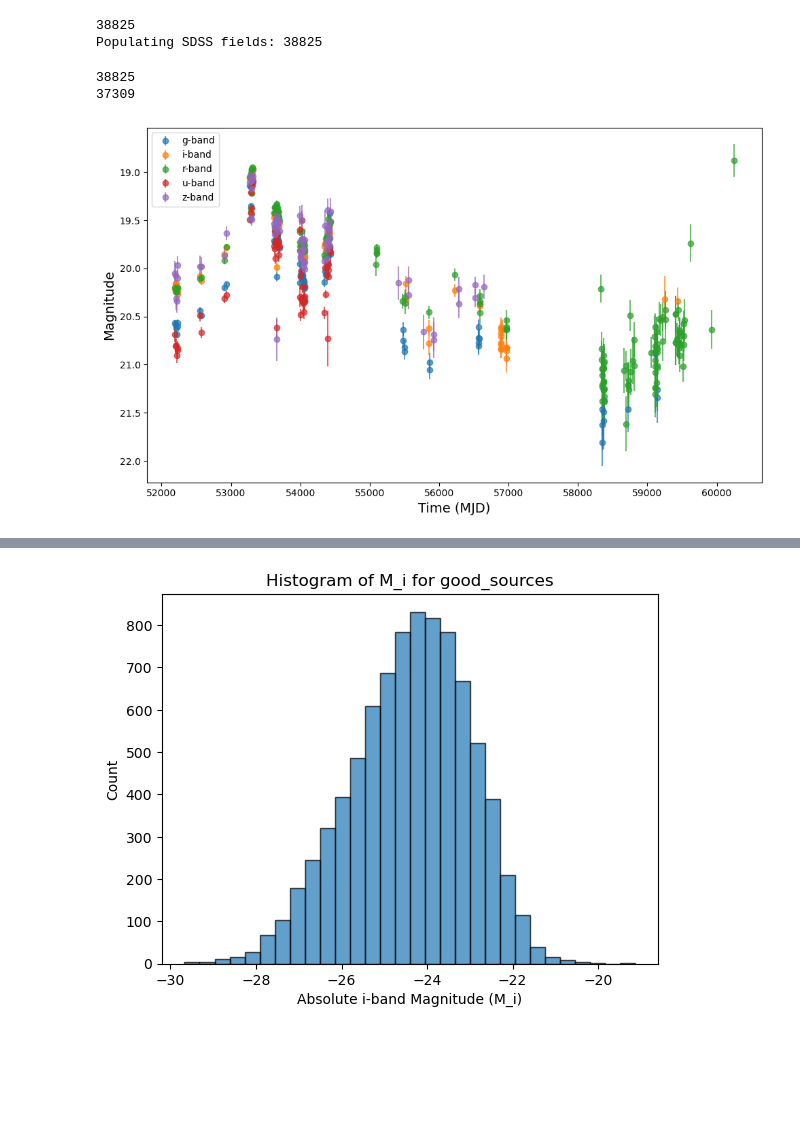
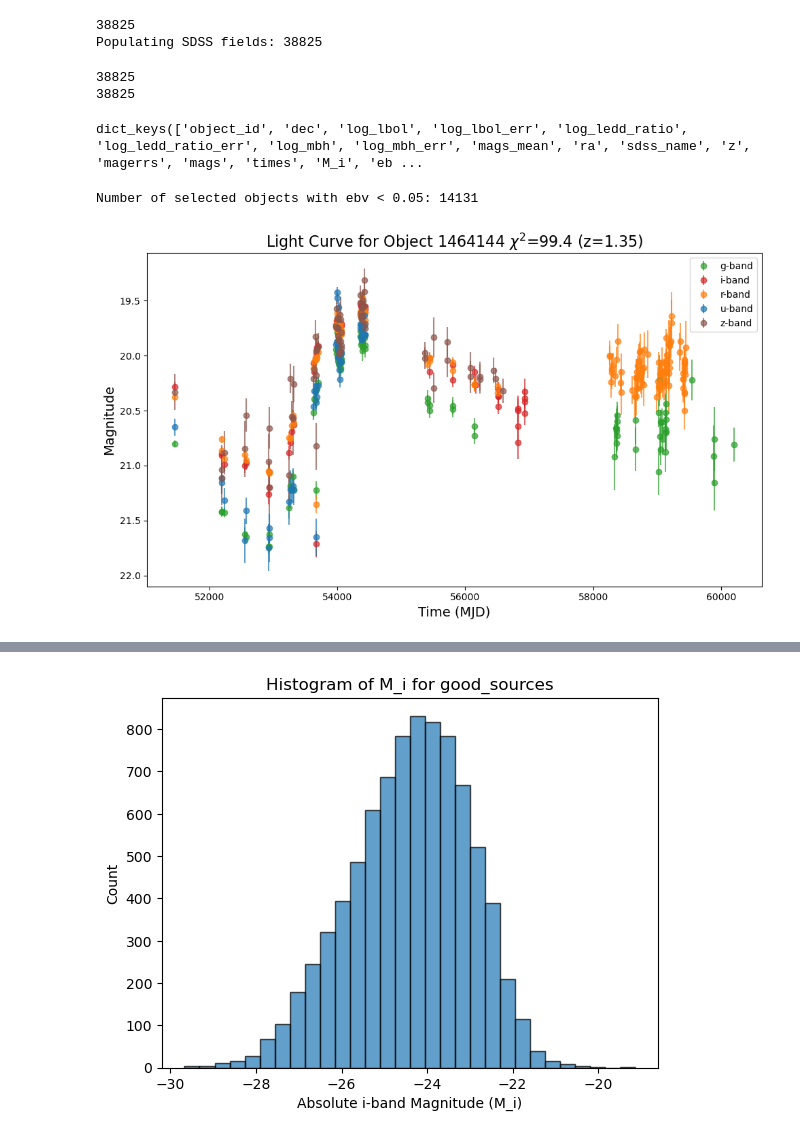
Before and after one commit to dutra/qvc, a Jupyter notebook: tutorials/rank_lc.ipynb, the cells around one changed output, grey strips where cells are left out. Drawn from its saved outputs; the diff is of its cells as text; code cells hidden in the pictures; blank space fills up the shorter version.

```diff
--- a/tutorials/rank_lc.ipynb
+++ b/tutorials/rank_lc.ipynb
@@ -39,9 +39,9 @@ def populate_sdss_fields(objs, progress_bar=False):
             return d
 
         i = i[0]
-        if np.any(fits_data_2['PSFFLUX'][i,:] <= 0):
-            #print(f"Warning: {d['sdss_name']} has non-positive PSFFLUX values")
-            continue
+        # if np.any(fits_data_2['PSFFLUX'][i,:] <= 0):
+        #     #print(f"Warning: {d['sdss_name']} has non-positive PSFFLUX values")
+        #     continue
 
         d['z'] = obj['Z_SYS']
         d['M_i'] = fits_data_2['M_I'][i]
@@ -58,14 +58,23 @@ print(len(objs))
 
 
 sdss_objs = populate_sdss_fields(objs, progress_bar=True)
-sdss_objs = [obj for obj in sdss_objs if obj.get('M_i', np.inf) < 0]
+#sdss_objs = [obj for obj in sdss_objs if obj.get('M_i', np.inf) < 0]
 print(len(objs))
 print(len(sdss_objs))
 # %% [output]
 38825
 Populating SDSS fields: 38825
 38825
-37309
+38825
+# %%
+sdss_objs[0].keys()
+# %% [output]
+dict_keys(['object_id', 'dec', 'log_lbol', 'log_lbol_err', 'log_ledd_ratio', 'log_ledd_ratio_err', 'log_mbh', 'log_mbh_err', 'mags_mean', 'ra', 'sdss_name', 'z', 'magerrs', 'mags', 'times', 'M_i', 'eb ...
+# %%
+selected_objs = [obj for obj in sdss_objs if ((obj['ebv'] < 0.05) and (obj['SN_MEDIAN_ALL'] > 3))]
+print(f"Number of selected objects with ebv < 0.05: {len(selected_objs)}")
+# %% [output]
+Number of selected objects with ebv < 0.05: 14131
 # %%
 import numpy as np
 from scipy.stats import median_abs_deviation as mad
@@ -99,7 +108,6 @@ def reject_outliers_moving_window(times, mags, mag_errs, window_size=6, sigma_th
     return mags[mask], mag_errs[mask]
 
 def chi_squared_variability(mags, mag_errs):
-    """Compute reduced chi-squared assuming a constant (non-variable) source."""
     mags = np.array(mags)
     mag_errs = np.array(mag_errs)
 
@@ -146,37 +154,40 @@ def rank_multiband_light_curves_chi_squared(light_curves):
     # ranking_df.sort_values('chi_sq', ascending=False, inplace=True)
     # return ranking_df.reset_index(drop=True)
 
-results = rank_multiband_light_curves_chi_squared(sdss_objs)
+results = rank_multiband_light_curves_chi_squared(selected_objs)
 df = pd.DataFrame(results)
 # %%
-def save_lc_plot(times, mags, magerrs, object_id):
+colors = {'u': 'tab:blue',
+          'g': 'tab:green',
+          'r': 'tab:orange',
+          'i': 'tab:red',
+          'z': 'tab:brown',
+          'y': 'tab:gray'}
+
+def save_lc_plot(times, mags, magerrs, chi_sq, z, object_id):
     # Plot and save the light curves
     fig, ax = plt.subplots(figsize=(10, 6))
     for band in mags.keys():
         if len(times[band]) > 0:
-            ax.errorbar(times[band], mags[band], yerr=magerrs[band], fmt='o', label=f'{band}-band', alpha=0.7)
+            ax.errorbar(times[band], mags[band], yerr=magerrs[band], fmt='o', label=f'{band}-band', alpha=0.7, color=colors[band])
 
     ax.set_xlabel('Time (MJD)', fontsize=14)
     ax.set_ylabel('Magnitude', fontsize=14)
     ax.invert_yaxis()  # Magnitudes are brighter when lower
     ax.legend()
-    #ax.set_title(f'Light Curve for Object {object_id}', fontsize=16)
+    ax.set_title(fr'Light Curve for Object {object_id} $\chi^2$={chi_sq:.1f} (z={z:.2f})', fontsize=16)
     plt.tight_layout()
 
-    # Save the plot as a PNG file
-    #output_dir = "light_curves"
-    #os.makedirs(output_dir, exist_ok=True)
-    #plt.savefig(os.path.join("light_curves", f'{object_id}_light_curve.png'))
     plt.show()
     #plt.close(fig)
 
 # Find an object_id from df with chi_sq == 0
-row = df[df['chi_sq'].between(100, 200)].iloc[0]
+row = df.iloc[(df['chi_sq'] - 100).abs().argmin()]
 object_id = row['object_id']
 
 # Find the corresponding object in selected_objs
 d = next(obj for obj in selected_objs if obj['object_id'] == object_id)
 
-save_lc_plot(times=d['times'], mags=d['mags'], magerrs=d['magerrs'], object_id=d['object_id'])
+save_lc_plot(times=d['times'], mags=d['mags'], magerrs=d['magerrs'], z=row['z'], chi_sq=row['chi_sq'], object_id=d['object_id'])
 # %% [output]
-[figure, old version]
+[figure, new version]
```
Also changed, not shown: parts of 4 cells of this notebook, 2 other files.
